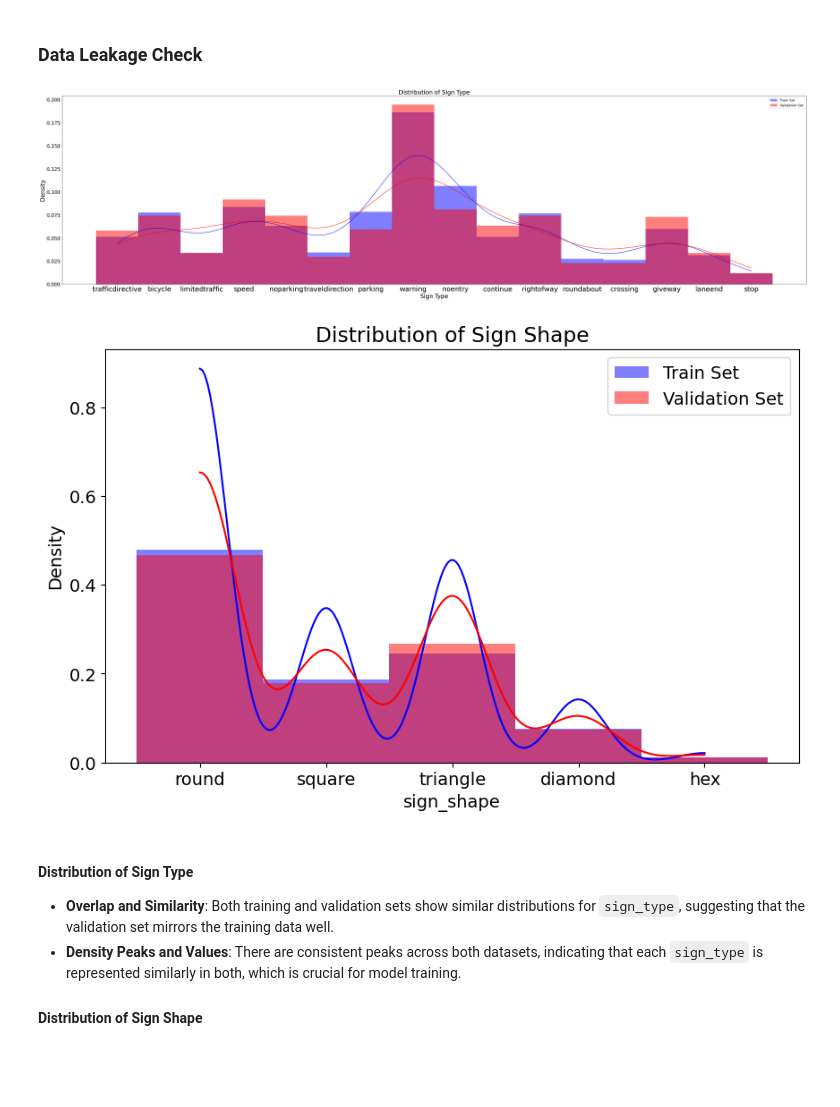
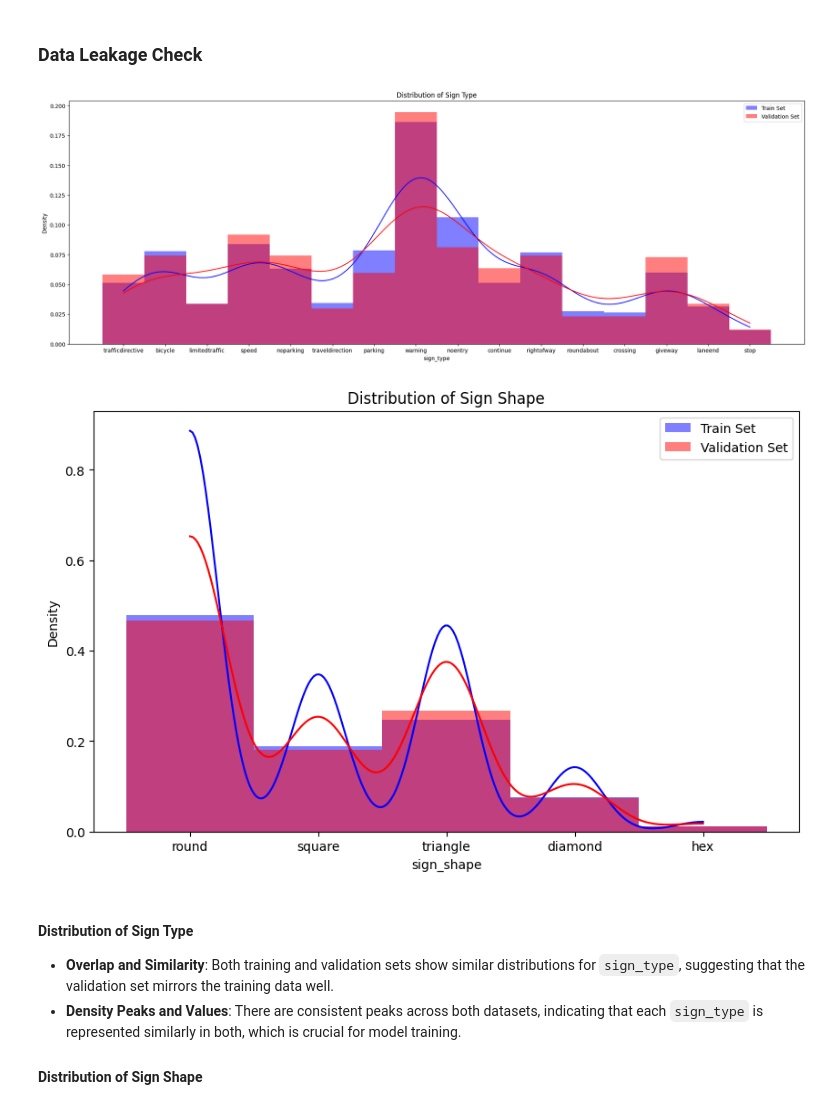
Before and after one commit to ayushpatel2002/Image-Classification-CNN, a Jupyter notebook: s3891013_s3769980.ipynb, the cells around one changed output. Cells and saved outputs as stored; diff of their text form; code cells hidden in the pictures; blank space fills up the shorter version.

```diff
--- a/s3891013_s3769980.ipynb
+++ b/s3891013_s3769980.ipynb
@@ -228,27 +216,23 @@ Train data : 2959, Val Data: 740
 ### Data Leakage Check
 # %%
 # Figure for 'sign_type'
-plt.figure(figsize=(55, 14))  # Adjust the figure size as needed for clarity
+plt.figure(figsize=(24, 8))  # Adjust the figure size as needed for clarity
 sns.histplot(train_data['sign_type'], color="blue", label='Train Set', kde=True, stat="density", linewidth=0, alpha=0.5)
 sns.histplot(val_data['sign_type'], color="red", label='Validation Set', kde=True, stat="density", linewidth=0, alpha=0.5)
-plt.title('Distribution of Sign Type', fontsize=24)
-plt.xlabel('Sign Type', fontsize=24)
-plt.ylabel('Density', fontsize=24)
+plt.title('Distribution of Sign Type')
 plt.legend()
-plt.xticks(fontsize=28)
-plt.yticks(fontsize=20)
 plt.show()
 
 # Figure for 'sign_shape'
 plt.figure(figsize=(10, 6))  # Adjust the figure size as needed for clarity
 sns.histplot(train_data['sign_shape'], color="blue", label='Train Set', kde=True, stat="density", linewidth=0, alpha=0.5)
 sns.histplot(val_data['sign_shape'], color="red", label='Validation Set', kde=True, stat="density", linewidth=0, alpha=0.5)
 plt.title('Distribution of Sign Shape')
 plt.legend()
 plt.show()
 # %% [output]
-[figure, old version]
+[figure, new version]
-[figure, old version]
+[figure, new version]
 # %% [markdown]
 
 #### Distribution of Sign Type
```
Also changed, not shown: parts of 54 cells of this notebook, 6 other files.
